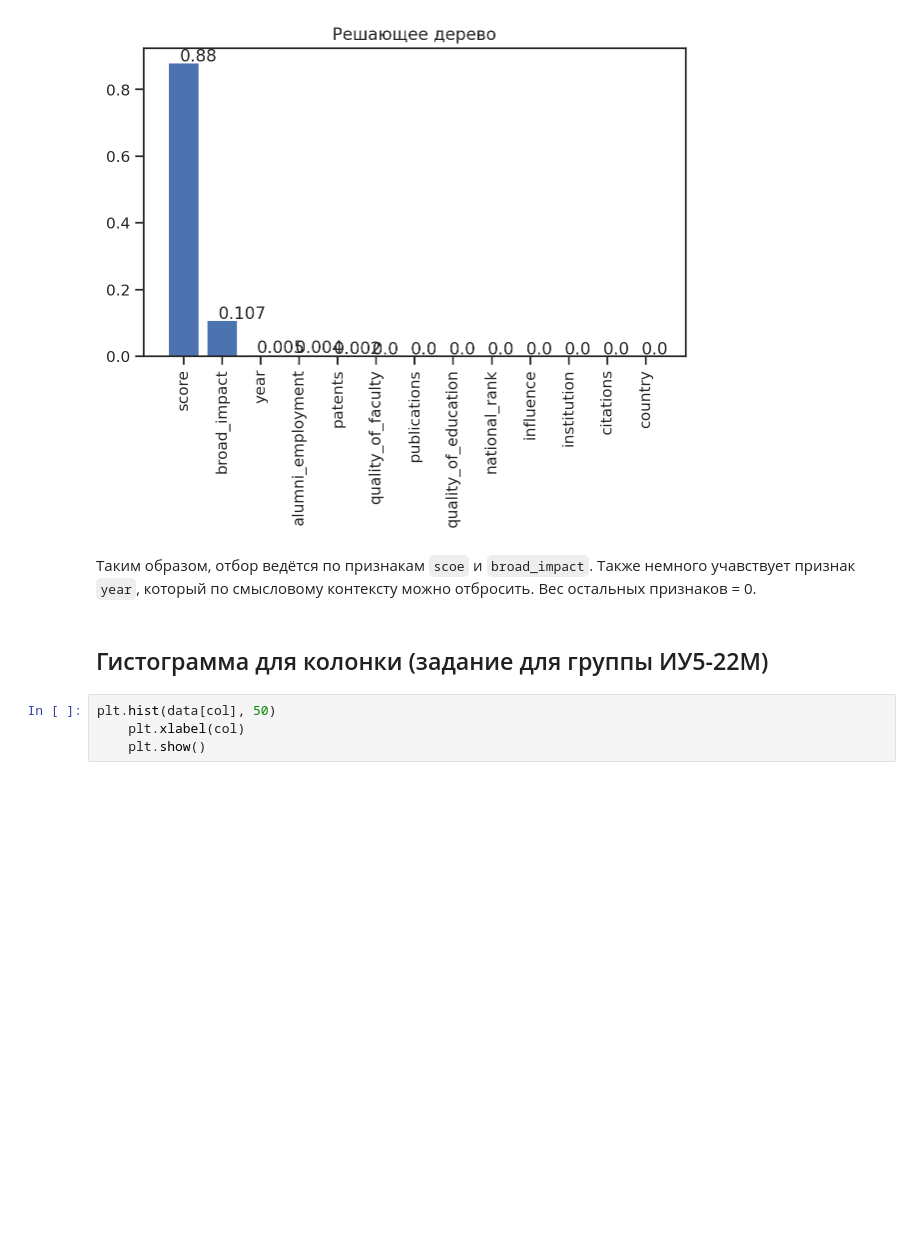
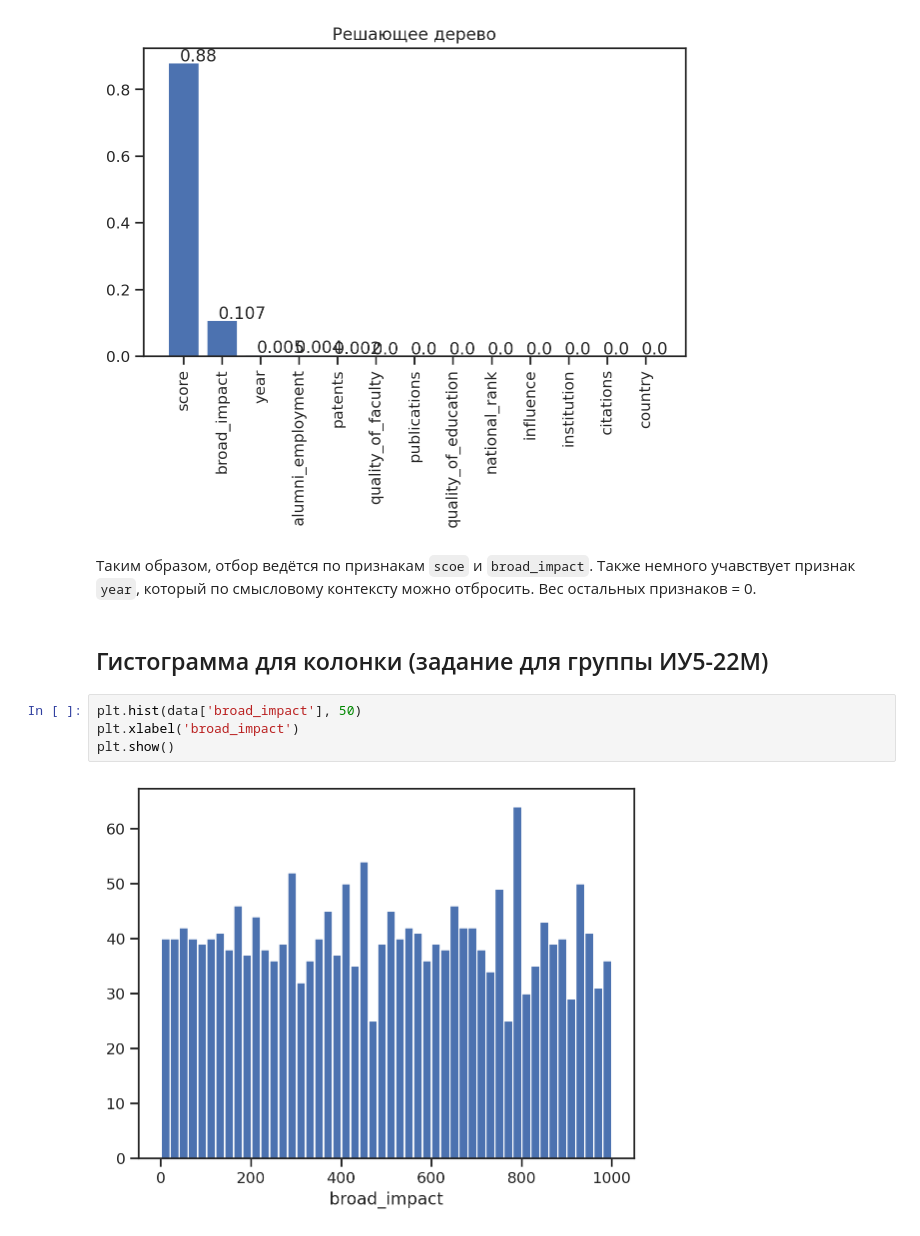
Before and after one commit to sashaqwert/BMSTU_MMO, a Jupyter notebook: РК/1/RK_1.ipynb, the cells around one changed output. Saved outputs shown, nothing was run; the diff lists cells and outputs as text; blank space fills up the shorter version.

```diff
--- a/РК/1/RK_1.ipynb
+++ b/РК/1/RK_1.ipynb
@@ -420,6 +420,8 @@ _,_=draw_feature_importances(dtc1, data_x, 'Решающее дерево')
 # %% [markdown]
 ## Гистограмма для колонки (задание для группы ИУ5-22М)
 # %%
-plt.hist(data[col], 50)
-    plt.xlabel(col)
-    plt.show()
+plt.hist(data['broad_impact'], 50)
+plt.xlabel('broad_impact')
+plt.show()
+# %% [output]
+[figure, added]
```
